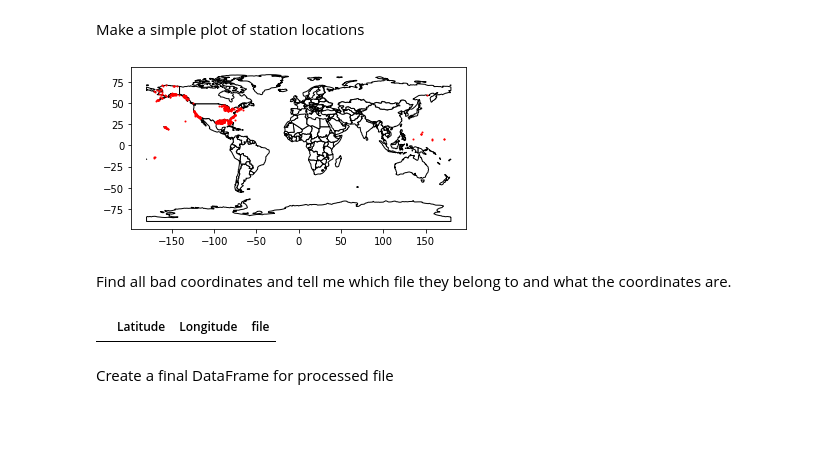
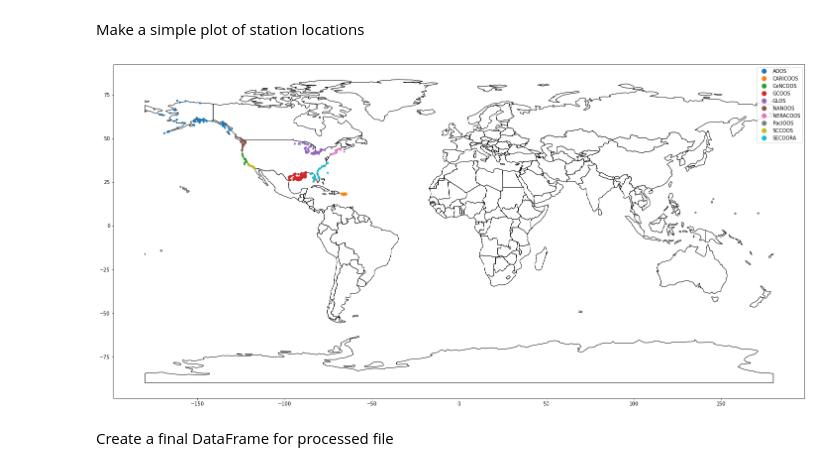
Before and after one commit to ioos/ioos-asset-inventory, a Jupyter notebook: inventory_creation.ipynb, the cells around one changed output. Drawn from its saved outputs; the diff is of its cells as text; code cells hidden in the pictures; blank space fills up the shorter version.

```diff
--- a/inventory_creation.ipynb
+++ b/inventory_creation.ipynb
@@ -91,6 +91,8 @@ Now we need to do a little cleaning to remove platform types that shouldn't be p
 #df_raw.loc[df_raw['RA'] == 'PacIOOS']
 # %%
 df_all = df_raw.copy()
+
+df_all['RA'] = df_all['RA'].astype(str).str.strip()
 
 print('Removing platform type = \'surface_current_radar\' | \'glider\'.')
 df_all.drop(
@@ -133,19 +141,25 @@ Make a simple plot of station locations
 # %%
 gdf = geopandas.GeoDataFrame(
     df_all, geometry=geopandas.points_from_xy(df_all['Longitude'], df_all['Latitude']))
+
 world = geopandas.read_file(geopandas.datasets.get_path('naturalearth_lowres'))
+
 ax = world.plot(
-    color='white', edgecolor='black')
-gdf.plot(ax=ax, color='red', markersize=1, figsize=(25,20))
+    color='white',
+    edgecolor='black',
+    figsize=(25,20),
+    )
+
+gdf.plot(ax=ax,
+         column='RA',
+         categorical=True,
+         markersize=10,
+         legend=True,
+        )
+
 plt.show()
 # %% [output]
-[figure, old version]
+[figure, new version]
-# %% [markdown]
-Find all bad coordinates and tell me which file they belong to and what the coordinates are.
-# %%
-df_all.loc[(df_all['Longitude']<-180) | (df_all['Longitude'] > 180) | (df_all['Latitude'] > 90) | (df_all['Latitude'] < -90), ['Latitude','Longitude','file']]
-# %% [output]
-|  | Latitude | Longitude | file |
 # %% [markdown]
 Create a final DataFrame for processed file
 # %%
```
Also changed, not shown: parts of 11 cells of this notebook, 11 other files.
